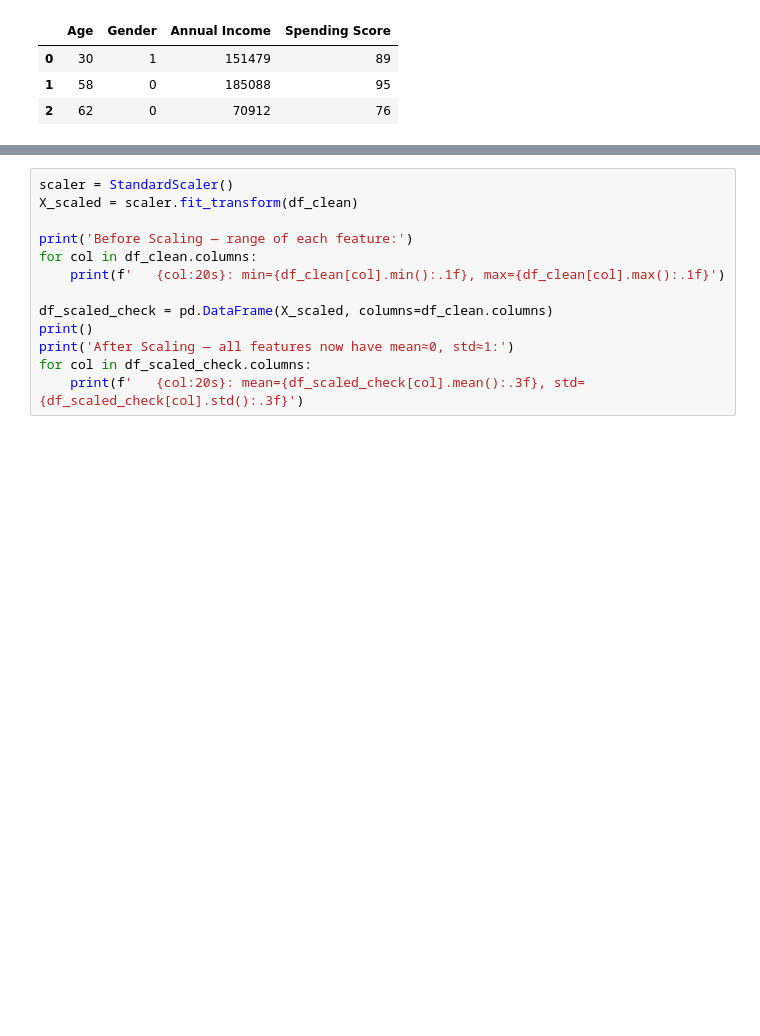
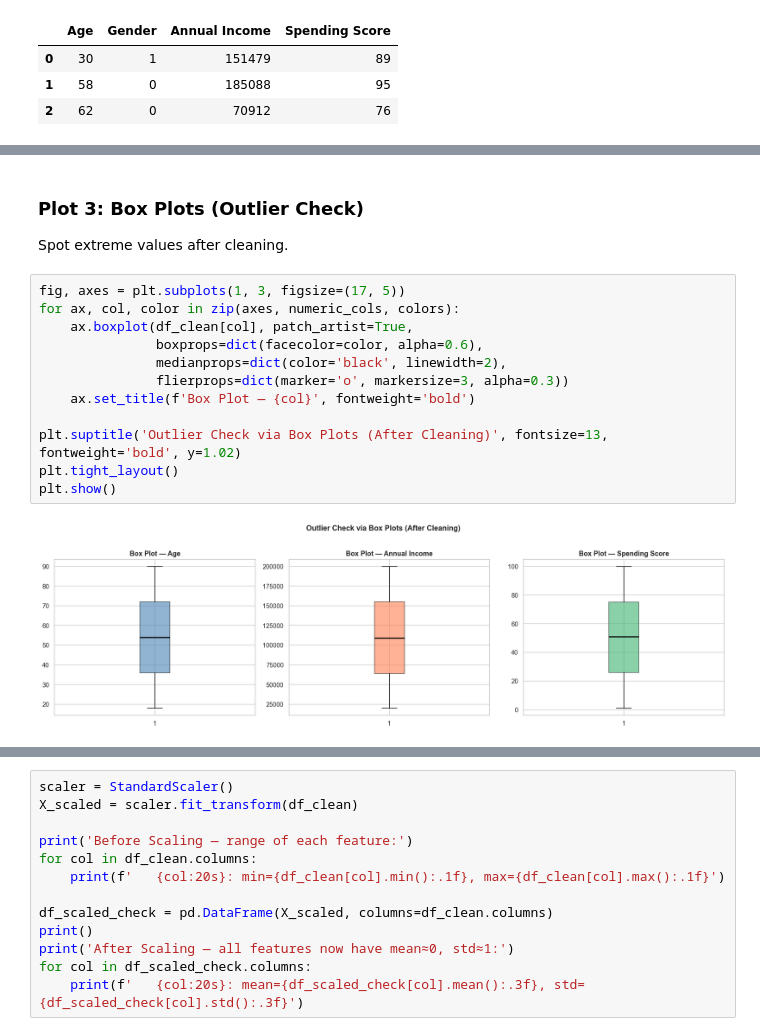
Before and after one commit to mo12k/BMCS-2203-AI, a Jupyter notebook: mall_segmentation_complete/mall_segmentation/step0_eda_preprocessing.ipynb, the cells around one changed output, grey strips where cells are left out. Saved outputs shown, nothing was run; the diff lists cells and outputs as text; blank space fills up the shorter version.

```diff
--- a/mall_segmentation_complete/mall_segmentation/step0_eda_preprocessing.ipynb
+++ b/mall_segmentation_complete/mall_segmentation/step0_eda_preprocessing.ipynb
@@ -393,0 +266,17 @@ dtype: int64
+# %% [markdown]
+### Plot 3: Box Plots (Outlier Check)
+Spot extreme values after cleaning.
+# %%
+fig, axes = plt.subplots(1, 3, figsize=(17, 5))
+for ax, col, color in zip(axes, numeric_cols, colors):
+    ax.boxplot(df_clean[col], patch_artist=True,
+               boxprops=dict(facecolor=color, alpha=0.6),
+               medianprops=dict(color='black', linewidth=2),
+               flierprops=dict(marker='o', markersize=3, alpha=0.3))
+    ax.set_title(f'Box Plot — {col}', fontweight='bold')
+
+plt.suptitle('Outlier Check via Box Plots (After Cleaning)', fontsize=13, fontweight='bold', y=1.02)
+plt.tight_layout()
+plt.show()
+# %% [output]
+[figure, added]
```
Also changed, not shown: parts of 45 cells of this notebook, 40 other files.
